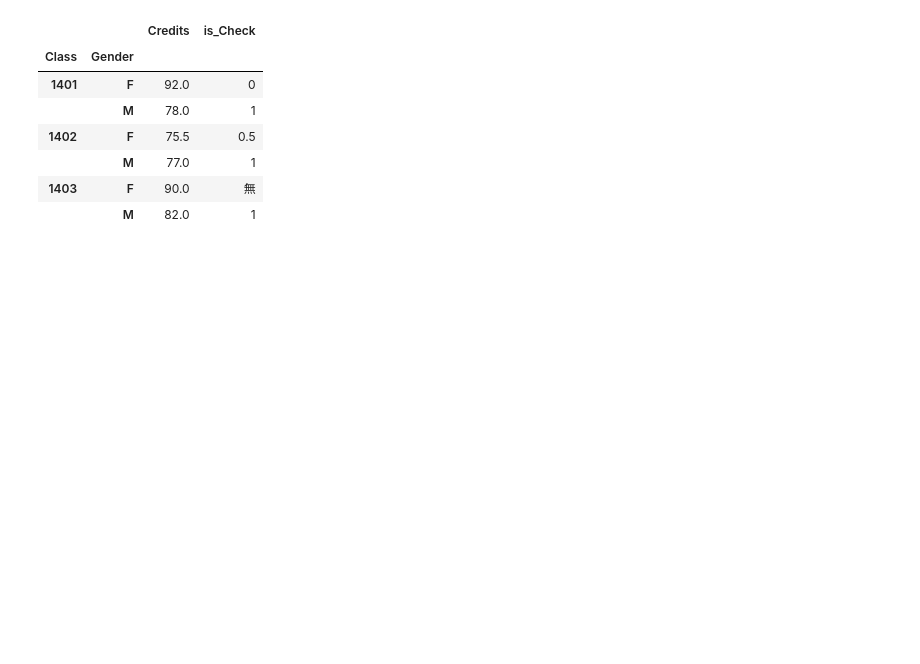
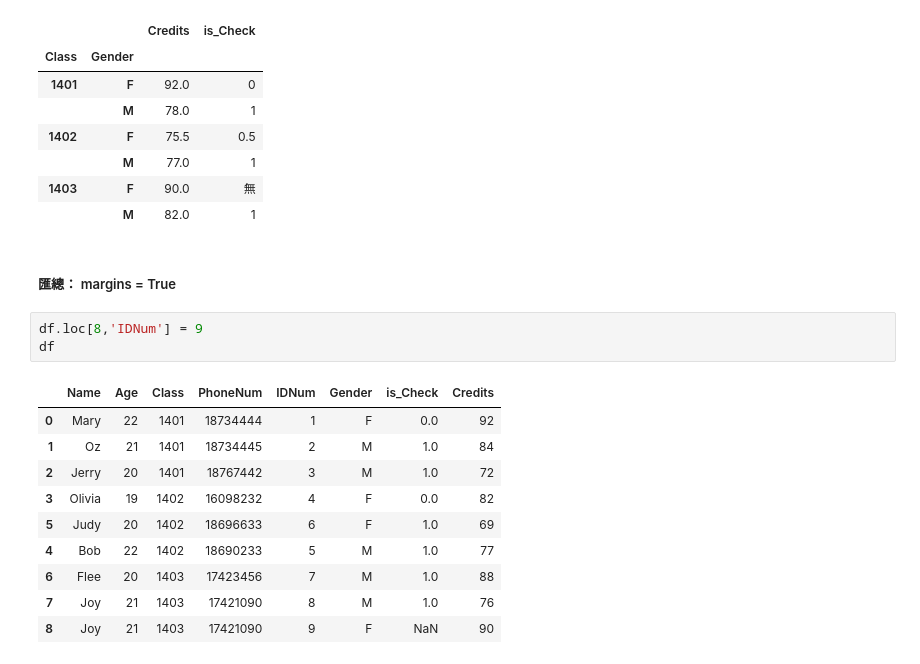
Before and after one commit to oz1n/gitfirst, a Jupyter notebook: pandas/Pandasex.ipynb, the cells around one changed output. Drawn from its saved outputs; the diff is of its cells as text; blank space fills up the shorter version.

```diff
--- a/pandas/Pandasex.ipynb
+++ b/pandas/Pandasex.ipynb
@@ -707,3 +707,19 @@ pd.pivot_table(df, index = ["Class","Gender"], values = ["Credits","is_Check"],
 |  | M | 77.0 | 1 |
 | 1403 | F | 90.0 | 無 |
 |  | M | 82.0 | 1 |
+# %% [markdown]
+##### 匯總： margins = True
+# %%
+df.loc[8,'IDNum'] = 9
+df
+# %% [output]
+|  | Name | Age | Class | PhoneNum | IDNum | Gender | is_Check | Credits |
+| 0 | Mary | 22 | 1401 | 18734444 | 1 | F | 0.0 | 92 |
+| 1 | Oz | 21 | 1401 | 18734445 | 2 | M | 1.0 | 84 |
+| 2 | Jerry | 20 | 1401 | 18767442 | 3 | M | 1.0 | 72 |
+| 3 | Olivia | 19 | 1402 | 16098232 | 4 | F | 0.0 | 82 |
+| 5 | Judy | 20 | 1402 | 18696633 | 6 | F | 1.0 | 69 |
+| 4 | Bob | 22 | 1402 | 18690233 | 5 | M | 1.0 | 77 |
+| 6 | Flee | 20 | 1403 | 17423456 | 7 | M | 1.0 | 88 |
+| 7 | Joy | 21 | 1403 | 17421090 | 8 | M | 1.0 | 76 |
+| 8 | Joy | 21 | 1403 | 17421090 | 9 | F | NaN | 90 |
```
Also changed, not shown: parts of 27 cells of this notebook.
